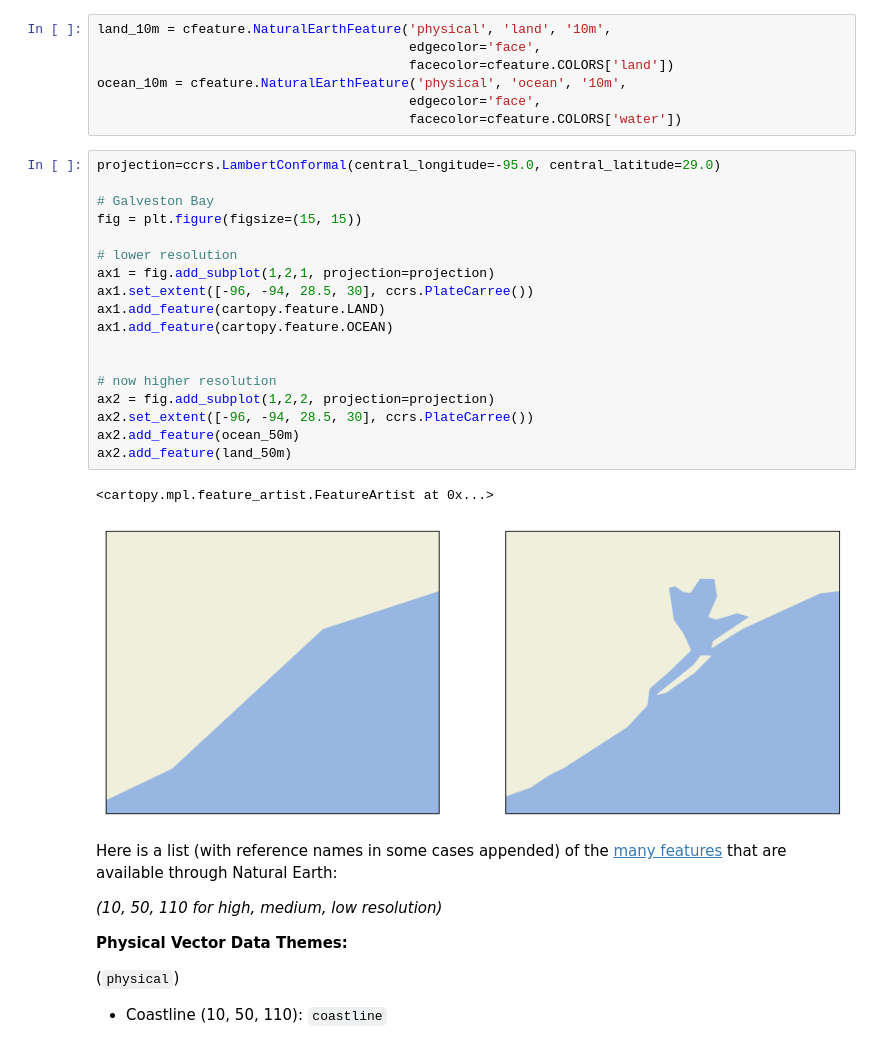
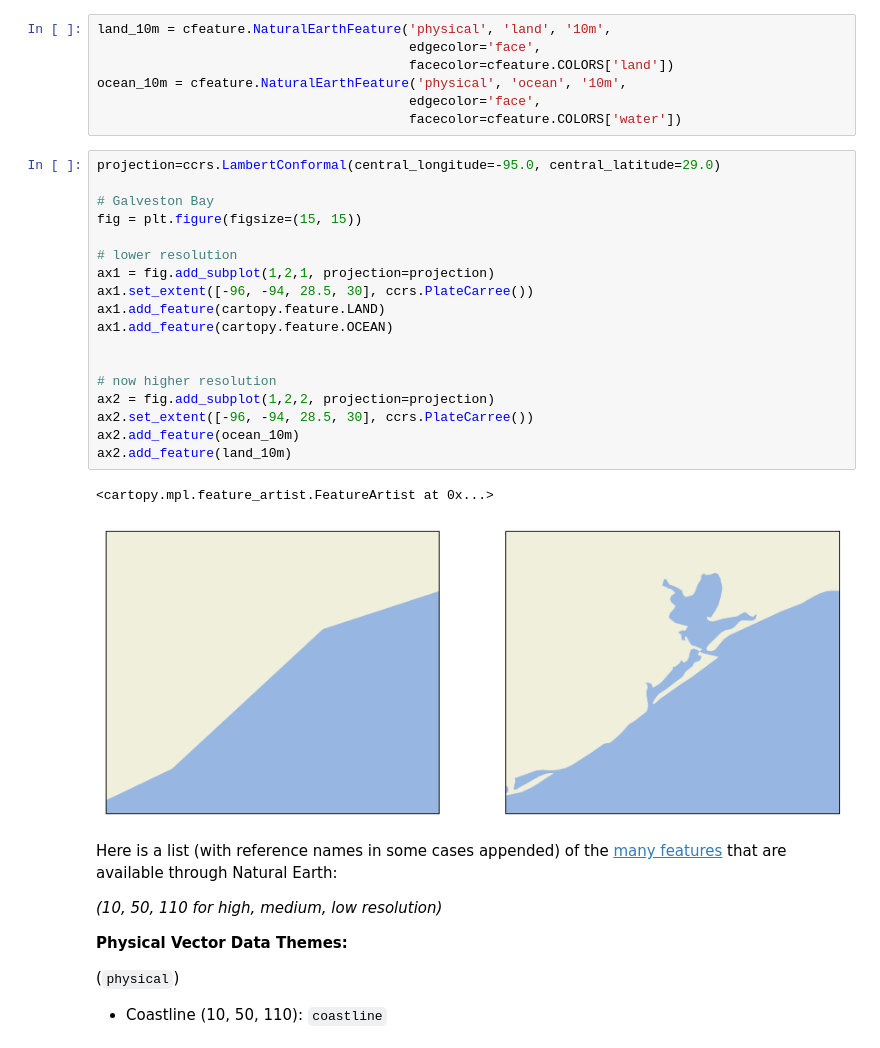
Before and after one commit to kthyng/python4geosciences, a Jupyter notebook: materials/ST_maps.ipynb, the cells around one changed output. Cells and saved outputs as stored; diff of their text form.

```diff
--- a/materials/ST_maps.ipynb
+++ b/materials/ST_maps.ipynb
@@ -264,24 +270,24 @@ ocean_10m = cfeature.NaturalEarthFeature('physical', 'ocean', '10m',
 # %%
 projection=ccrs.LambertConformal(central_longitude=-95.0, central_latitude=29.0)
 
 # Galveston Bay
 fig = plt.figure(figsize=(15, 15))
 
 # lower resolution
 ax1 = fig.add_subplot(1,2,1, projection=projection)
 ax1.set_extent([-96, -94, 28.5, 30], ccrs.PlateCarree())
 ax1.add_feature(cartopy.feature.LAND)
 ax1.add_feature(cartopy.feature.OCEAN)
 
 
 # now higher resolution
 ax2 = fig.add_subplot(1,2,2, projection=projection)
 ax2.set_extent([-96, -94, 28.5, 30], ccrs.PlateCarree())
-ax2.add_feature(ocean_50m)
-ax2.add_feature(land_50m)
+ax2.add_feature(ocean_10m)
+ax2.add_feature(land_10m)
 # %% [output]
 <cartopy.mpl.feature_artist.FeatureArtist at 0x...>
-[figure, old version]
+[figure, new version]
 # %% [markdown]
 Here is a list (with reference names in some cases appended) of the [many features](http://www.naturalearthdata.com/features/) that are available through Natural Earth:
 
```
Also changed, not shown: parts of 2 cells of this notebook, 1 other file.
